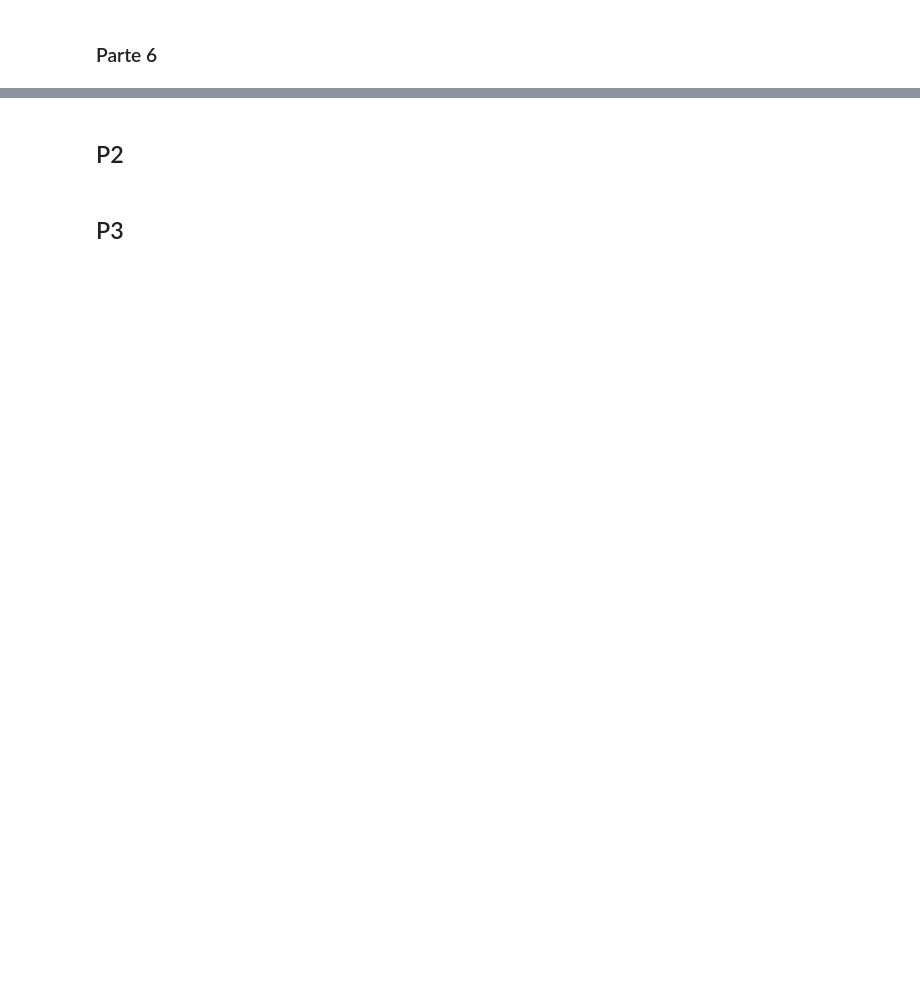
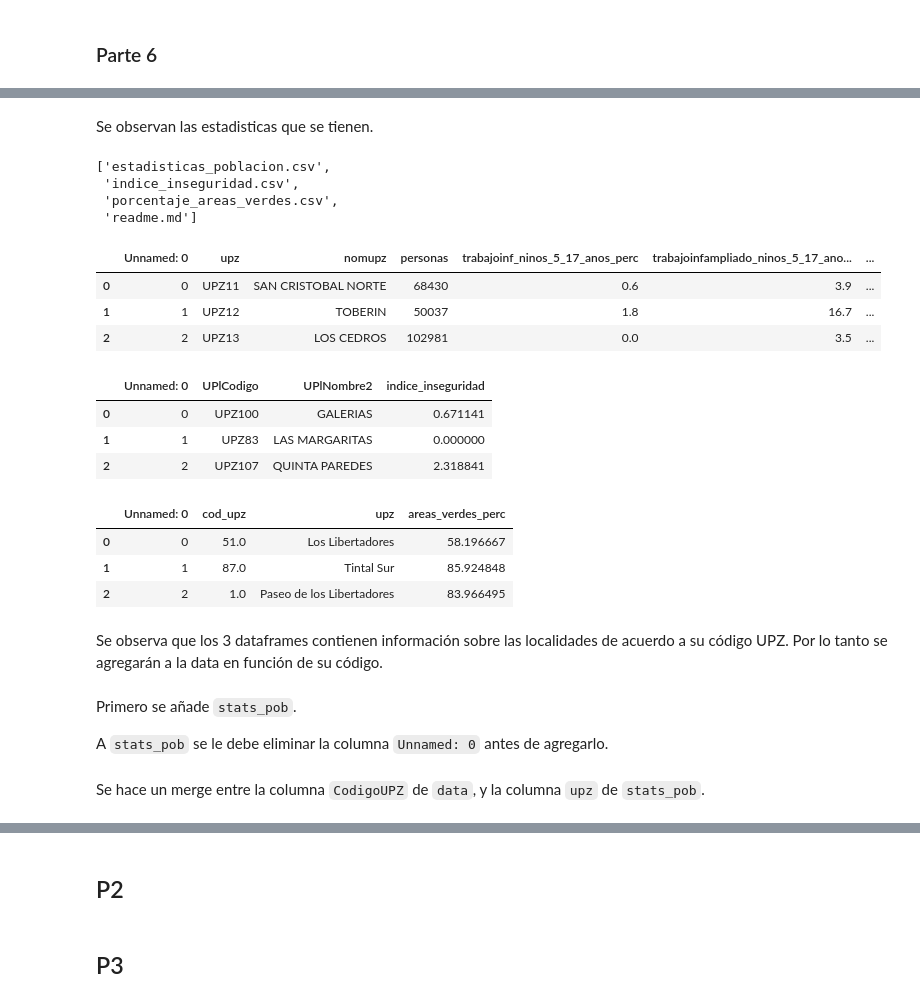
Before and after one commit to pedropereze/Tarea-1, a Jupyter notebook: tarea1.ipynb, the cells around one changed output, grey strips where cells are left out. Cells and saved outputs as stored; diff of their text form; code cells hidden in the pictures; blank space fills up the shorter version.

```diff
--- a/tarea1.ipynb
+++ b/tarea1.ipynb
@@ -869,0 +884,41 @@ data.tail(3)
+# %% [markdown]
+Se observan las estadisticas que se tienen.
+# %%
+folder = 'data/estadisticas_upz/'
+stats_upz = os.listdir(folder)
+stats_upz
+# %% [output]
+['estadisticas_poblacion.csv',
+ 'indice_inseguridad.csv',
+ 'porcentaje_areas_verdes.csv',
+ 'readme.md']
+# %%
+stats_pob = pd.read_csv(folder + 'estadisticas_poblacion.csv')
+stats_pob.head(3)
+# %% [output]
+|  | Unnamed: 0 | upz | nomupz | personas | trabajoinf_ninos_5_17_anos_perc | trabajoinfampliado_ninos_5_17_ano... | ... |
+| 0 | 0 | UPZ11 | SAN CRISTOBAL NORTE | 68430 | 0.6 | 3.9 | ... |
+| 1 | 1 | UPZ12 | TOBERIN | 50037 | 1.8 | 16.7 | ... |
+| 2 | 2 | UPZ13 | LOS CEDROS | 102981 | 0.0 | 3.5 | ... |
+# %%
+i_seguridad = pd.read_csv(folder + 'indice_inseguridad.csv')
+i_seguridad.head(3)
+# %% [output]
+|  | Unnamed: 0 | UPlCodigo | UPlNombre2 | indice_inseguridad |
+| 0 | 0 | UPZ100 | GALERIAS | 0.671141 |
+| 1 | 1 | UPZ83 | LAS MARGARITAS | 0.000000 |
+| 2 | 2 | UPZ107 | QUINTA PAREDES | 2.318841 |
+# %%
+areas_verdes = pd.read_csv(folder + 'porcentaje_areas_verdes.csv')
+areas_verdes.head(3)
+# %% [output]
+|  | Unnamed: 0 | cod_upz | upz | areas_verdes_perc |
+| 0 | 0 | 51.0 | Los Libertadores | 58.196667 |
+| 1 | 1 | 87.0 | Tintal Sur | 85.924848 |
+| 2 | 2 | 1.0 | Paseo de los Libertadores | 83.966495 |
+# %% [markdown]
+Se observa que los 3 dataframes contienen información sobre las localidades de acuerdo a su código UPZ. Por lo tanto se agregarán a la data en función de su código.
+# %% [markdown]
+Primero se añade `stats_pob`.
+
+A `stats_pob` se le debe eliminar la columna `Unnamed: 0` antes de agregarlo.
@@ -869,0 +927,2 @@ data.tail(3)
+# %% [markdown]
+Se hace un merge entre la columna `CodigoUPZ` de `data`, y la columna `upz` de `stats_pob`.
```
Also changed, not shown: parts of 25 cells of this notebook, 1 other file.
